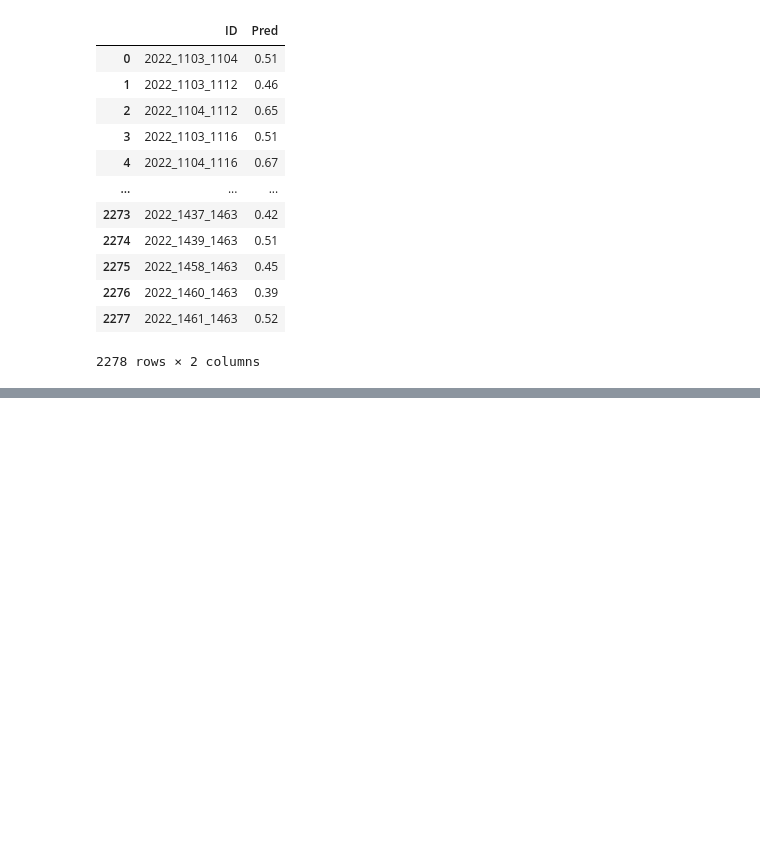
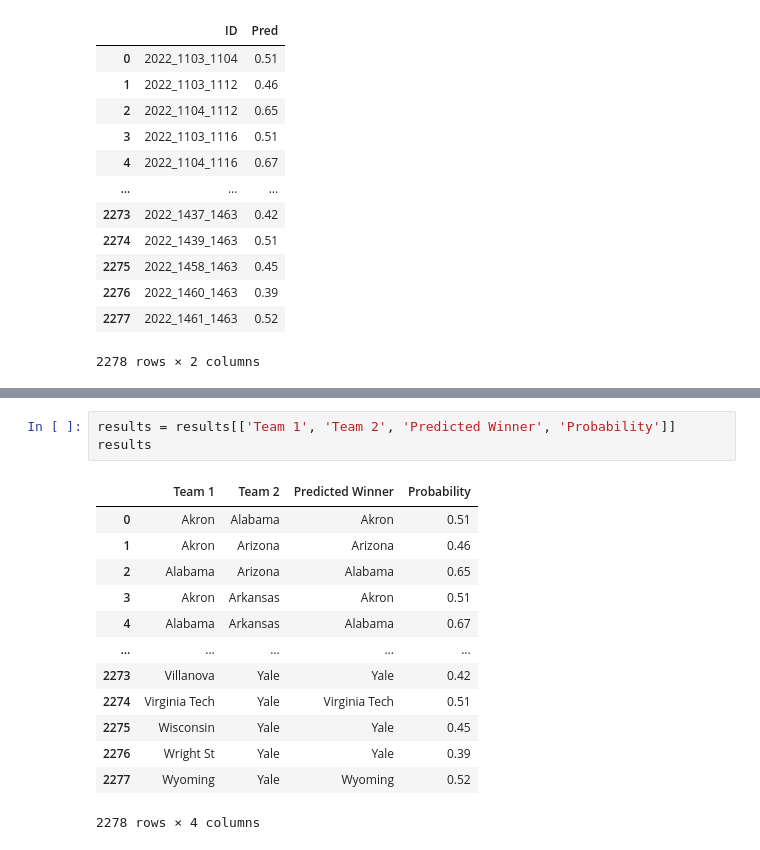
Before and after one commit to racruz25/group_project, a Jupyter notebook: rf_model.ipynb, the cells around one changed output, grey strips where cells are left out. Saved outputs shown, nothing was run; the diff lists cells and outputs as text; blank space fills up the shorter version.

```diff
--- a/rf_model.ipynb
+++ b/rf_model.ipynb
@@ -360,0 +522,17 @@ test
+# %%
+results = results[['Team 1', 'Team 2', 'Predicted Winner', 'Probability']]
+results
+# %% [output]
+|  | Team 1 | Team 2 | Predicted Winner | Probability |
+| 0 | Akron | Alabama | Akron | 0.51 |
+| 1 | Akron | Arizona | Arizona | 0.46 |
+| 2 | Alabama | Arizona | Alabama | 0.65 |
+| 3 | Akron | Arkansas | Akron | 0.51 |
+| 4 | Alabama | Arkansas | Alabama | 0.67 |
+| ... | ... | ... | ... | ... |
+| 2273 | Villanova | Yale | Yale | 0.42 |
+| 2274 | Virginia Tech | Yale | Virginia Tech | 0.51 |
+| 2275 | Wisconsin | Yale | Yale | 0.45 |
+| 2276 | Wright St | Yale | Yale | 0.39 |
+| 2277 | Wyoming | Yale | Wyoming | 0.52 |
+2278 rows × 4 columns
```
Also changed, not shown: parts of 13 cells of this notebook.
